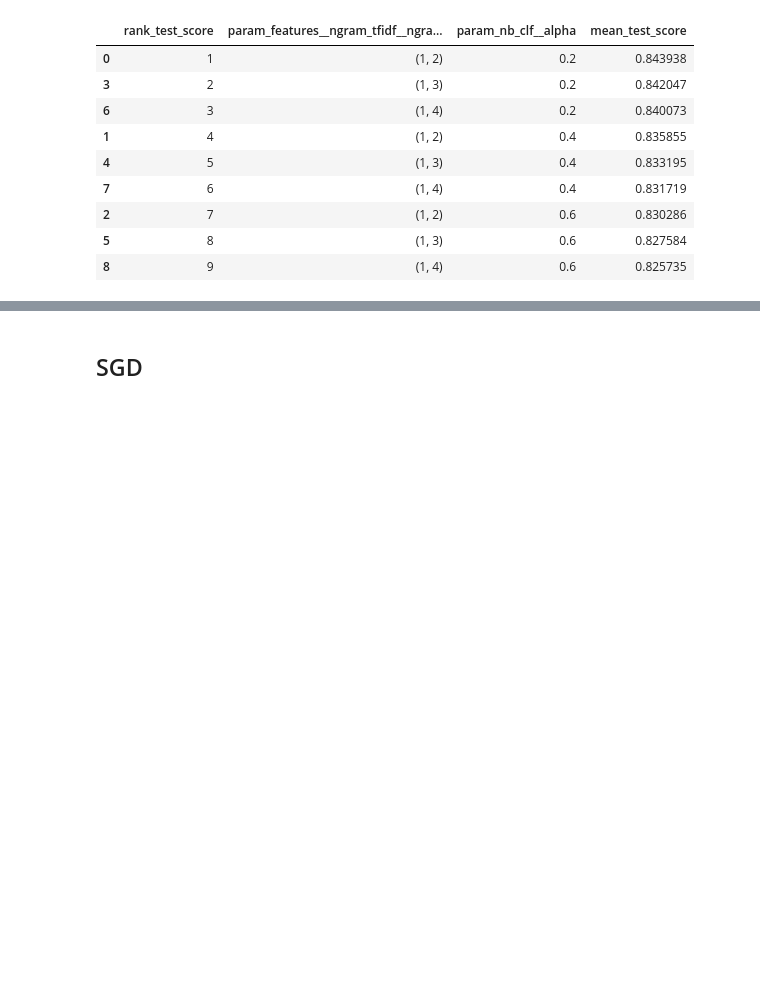
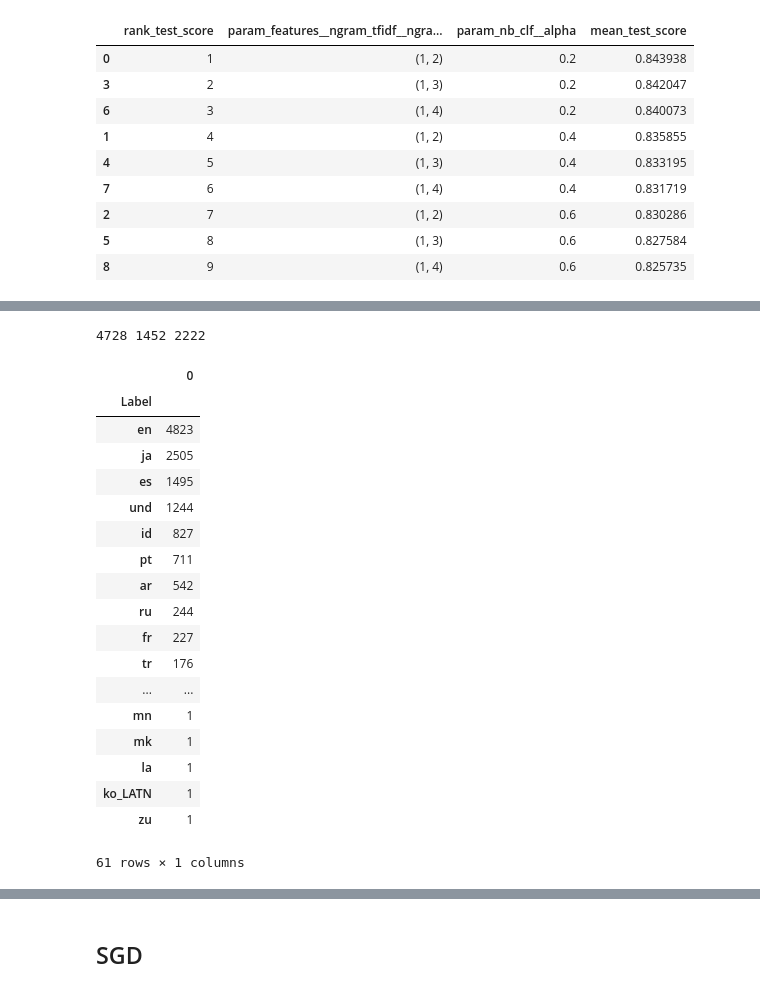
Before and after one commit to dvdblk/ml4nlp, a Jupyter notebook: ex01/ml4nlp01.ipynb, the cells around one changed output, grey strips where cells are left out. Cells and saved outputs as stored; diff of their text form; code cells hidden in the pictures; blank space fills up the shorter version.

```diff
--- a/ex01/ml4nlp01.ipynb
+++ b/ex01/ml4nlp01.ipynb
@@ -327,0 +271,29 @@ accuracy_score(y_test, y_NB_test)
+# %%
+first_lan = best_nb_conf_mx[10, 10]
+second_lan = best_nb_conf_mx[11, 11]
+third_lan = best_nb_conf_mx[23, 23]
+
+print(first_lan, second_lan, third_lan)
+
+test.groupby(COL_LABEL).size().to_frame().sort_values(by=0, ascending=False)
+# %% [output]
+4728 1452 2222
+|  | 0 |
+| Label |  |
+| en | 4823 |
+| ja | 2505 |
+| es | 1495 |
+| und | 1244 |
+| id | 827 |
+| pt | 711 |
+| ar | 542 |
+| ru | 244 |
+| fr | 227 |
+| tr | 176 |
+| ... | ... |
+| mn | 1 |
+| mk | 1 |
+| la | 1 |
+| ko_LATN | 1 |
+| zu | 1 |
+61 rows × 1 columns
```
Also changed, not shown: parts of 22 cells of this notebook.
